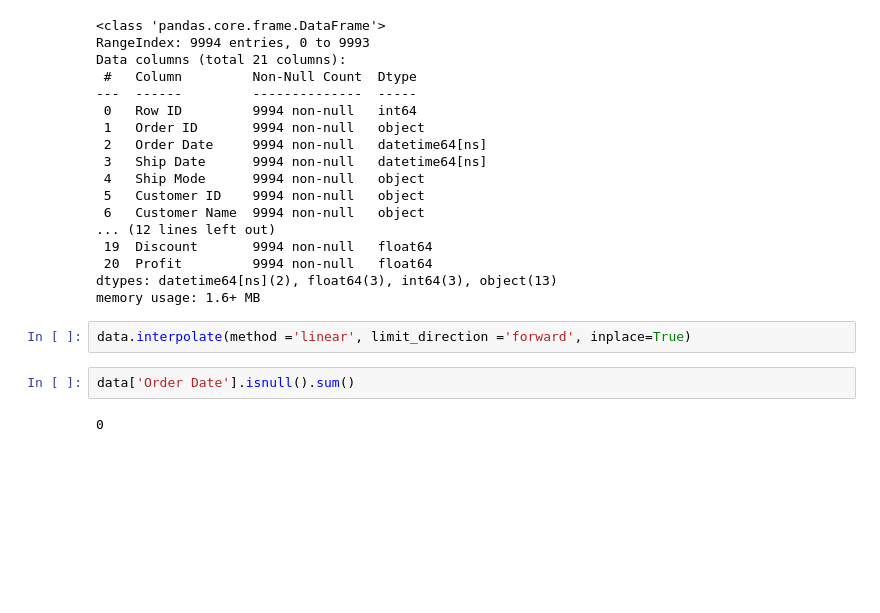
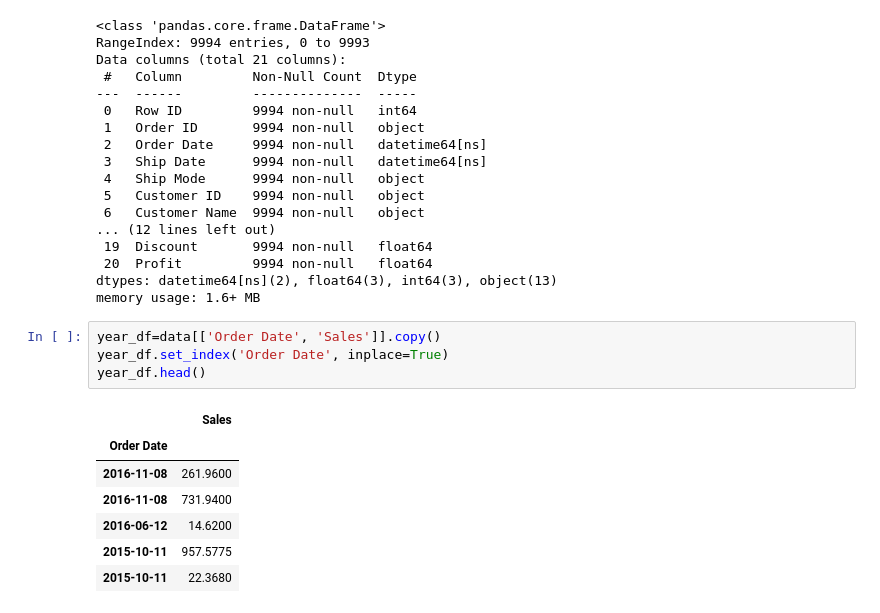
Before and after one commit to AC8151/COG_INTERNSHIP_GN22DTDS001, a Jupyter notebook: Time Series Analysis_Identify_data_challenges.ipynb, the cells around one changed output. Drawn from its saved outputs; the diff is of its cells as text; blank space fills up the shorter version.

```diff
--- a/Time Series Analysis_Identify_data_challenges.ipynb
+++ b/Time Series Analysis_Identify_data_challenges.ipynb
@@ -202,9 +196,15 @@ Data columns (total 21 columns):
  20  Profit         9994 non-null   float64
 dtypes: datetime64[ns](2), float64(3), int64(3), object(13)
 memory usage: 1.6+ MB
-# %%
-data.interpolate(method ='linear', limit_direction ='forward', inplace=True)
-# %%
-data['Order Date'].isnull().sum()
-# %% [output]
-0
+# %%
+year_df=data[['Order Date', 'Sales']].copy()
+year_df.set_index('Order Date', inplace=True)
+year_df.head()
+# %% [output]
+|  | Sales |
+| Order Date |  |
+| 2016-11-08 | 261.9600 |
+| 2016-11-08 | 731.9400 |
+| 2016-06-12 | 14.6200 |
+| 2015-10-11 | 957.5775 |
+| 2015-10-11 | 22.3680 |
```
Also changed, not shown: parts of 8 cells of this notebook.
